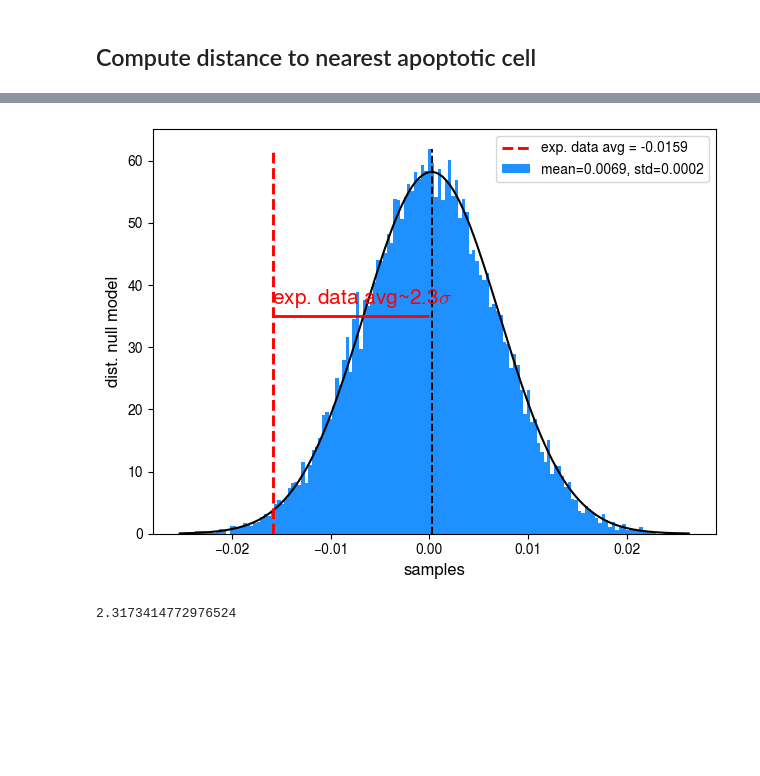
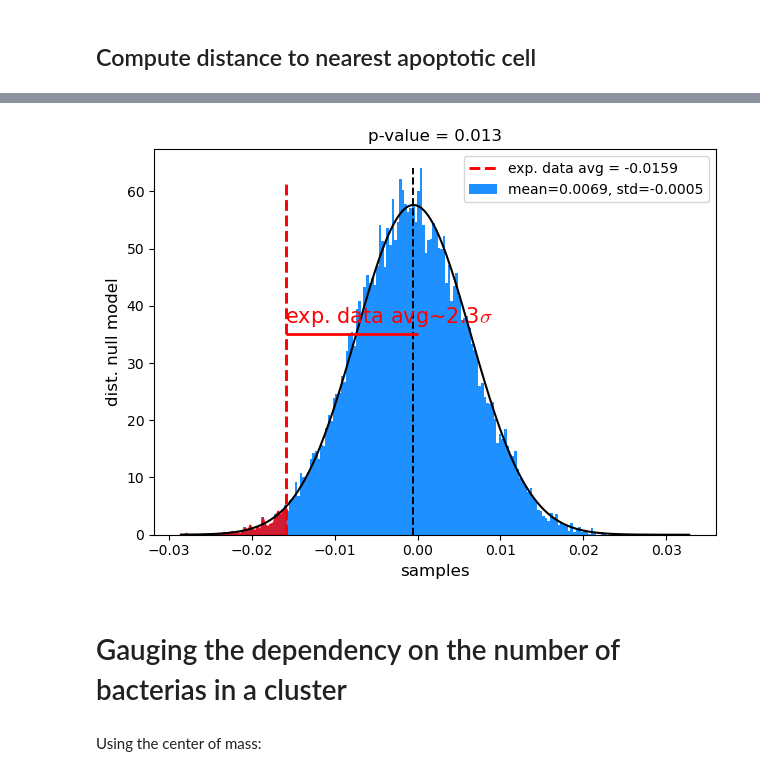
Before and after one commit to jannesantana/bacteria, a Jupyter notebook: bacteria_analysis.ipynb, the cells around one changed output, grey strips where cells are left out. Saved outputs shown, nothing was run; the diff lists cells and outputs as text; code cells hidden in the pictures; blank space fills up the shorter version.

```diff
--- a/bacteria_analysis.ipynb
+++ b/bacteria_analysis.ipynb
@@ -5,6 +5,7 @@ import matplotlib
 
 matplotlib.rcParams['mathtext.fontset'] = 'cm'
 matplotlib.rcParams['font.family'] = 'TeX Gyre Heros'
+matplotlib.rcParams['font.size'] = 13
 from matplotlib.animation import FuncAnimation
 
 from numba import njit
@@ -1271,5 +1275,5 @@ for id in ids:
     plot_dist_and_deriv(id)
     print('-------------')
 # %%
-average_m_dist = np.loadtxt('/media/janne/Transcend/bacteria/apoptotic_cells/distance_nearest_apop_cell/average_m_distribution.dat')
-hist_plot(average_m_dist, r'$\overline{m}$', bins=90,units=r' $\mu m/s$', y=r'$P(\overline{m})$',path_name_to_save='/media/janne/Transcend/bacteria/apoptotic_cells/distance_nearest_apop_cell/average_m_distribution.pdf')
+average_m_dist = np.loadtxt('data/apoptotic_cells/average_m_distribution_2.dat')
+# hist_plot(average_m_dist, r'$\overline{m}$', bins=90,units=r' $\mu m/s$', y=r'$P(\overline{m})$',path_name_to_save='/media/janne/Transcend/bacteria/apoptotic_cells/distance_nearest_apop_cell/average_m_distribution.pdf')
@@ -1278,5 +1280,6 @@ hist_plot(average_m_dist, r'$\overline{m}$', bins=90,units=r' $\mu m/s$', y=r'$P
 # %%
 import random
+all_values = np.arange(-max(abs(average_m_dist)), max(abs(average_m_dist)), 0.001)
 
 
 def samples_for_pvalue(nbr_samples):
@@ -1285,11 +1288,12 @@ def samples_for_pvalue(nbr_samples):
     samples = []
 
     while step <= nbr_samples:
-        nbr = random.random()
-        if nbr >= 0.5:
-            sample = random.choice(pos_values)
-        else:
-            sample = random.choice(neg_vales)
+        # nbr = random.random()
+        # if nbr >= 0.5:
+        #     sample = random.choice(pos_values)
+        # else:
+        #     sample = random.choice(neg_values)
+        sample = random.choice(all_values)
         samples.append(sample)
         step+=1
     return samples,np.average(samples)
@@ -1298,6 +1302,6 @@ n = 20000
 dist_samples = np.zeros(n)
 step1=0
 while step1 < n:
-    a = samples_for_pvalue(100)
+    a = samples_for_pvalue(97)
     dist_samples[step1] = a[1]
     step1+=1
@@ -1316,26 +1316,37 @@ imax=all_pos[0][-1]
 # %%
+
 
 fig,ax_hist = plt.subplots()
 
 sigma,mu = np.std(dist_samples), np.mean(dist_samples)
-bins=150
+bins=200
 data_2,bins_2=np.histogram(dist_samples,bins=bins,density=True)
 binscenters_2=0.5*(bins_2[1:]+bins_2[:-1])
+
+all_pos = np.where(bins_2[:-1] < np.average(average_m_dist))
+integrate_y = data_2[all_pos[0]]
+integrate_x = bins_2[:-1][all_pos[0]]
+
+pvalue = np.trapz(integrate_y, integrate_x, dx=0.001)
+
 
 ax_hist.bar(bins_2[:-1],data_2,width=bins_2[1]-bins_2[0],color='dodgerblue' ,label=f'mean={sigma:.4f}, std={mu:.4f}',linewidth=12)
 ax_hist.vlines(np.average(dist_samples),ymin=0,ymax=max(data_2),ls='--',color='black',lw=1.4)
 ax_hist.plot(bins_2[:-1],gaussian(bins_2[:-1],sigma,mu), color='black')
 ax_hist.vlines(np.average(average_m_dist),ymin=0,ymax=62,color='red',lw=2.1,ls = '--',label=f'exp. data avg = {np.average(average_m_dist):.4f}')
+# ax_hist.plot(bins_2[:-1][all_pos[0]],data_2[all_pos[0]],color='blue')
+ax_hist.fill_between(bins_2[:-1][all_pos[0]],data_2[all_pos[0]],color='red', alpha=0.8)
 ax_hist.legend()
 ax_hist.annotate(rf"exp. data avg~{abs(np.average(average_m_dist))/sigma:.1f}$\sigma$",xy=(np.average(average_m_dist)*0.5-0.008,37),color='red',fontsize=15)
 ax_hist.hlines(35,xmin=np.average(average_m_dist),xmax=0, lw=2,color='red',)
 ax_hist.set_ylabel('dist. null model',fontsize=12)
 ax_hist.set_xlabel('samples',fontsize=12)
+ax_hist.set_title(f'p-value = {pvalue:.3f}')
 plt.tight_layout()
 plt.show()
 # %% [output]
-[figure, old version]
+[figure, new version]
-# %%
-abs(np.average(average_m_dist))/sigma
-# %% [output]
-2.3173414772976524
+# %% [markdown]
+# Gauging the dependency on the number of bacterias in a cluster
+# %% [markdown]
+Using the center of mass:
```
Also changed, not shown: parts of 13 cells of this notebook.
